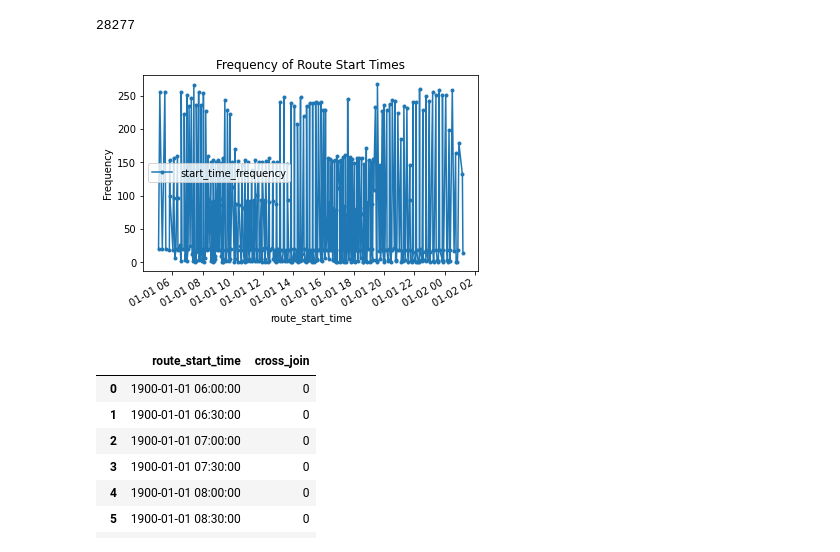
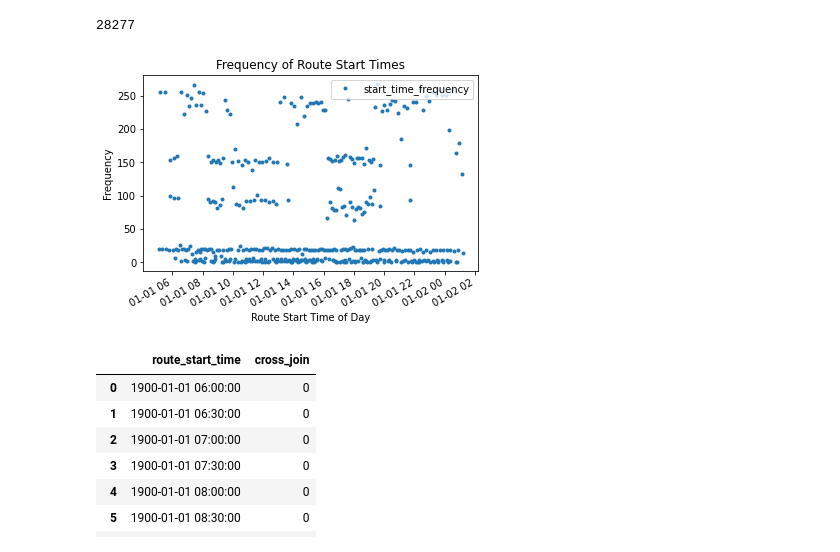
Before and after one commit to notAlex2/pgm-public-transit, a Jupyter notebook: Timeliness_Preprocessing.ipynb, the cells around one changed output. Drawn from its saved outputs; the diff is of its cells as text; code cells hidden in the pictures.

```diff
--- a/Timeliness_Preprocessing.ipynb
+++ b/Timeliness_Preprocessing.ipynb
@@ -364,9 +357,12 @@ weekdays_removed
 28277
 # %%
 group = df14.groupby('route_start_time', as_index=False).count().rename(columns={'service_date':'start_time_frequency'}).sort_values(by='route_start_time')
-group.plot(x='route_start_time', y='start_time_frequency', marker='.', title='Frequency of Route Start Times', ylabel='Frequency');
+group.plot(x='route_start_time', y='start_time_frequency', marker='.', linestyle='none', title='Frequency of Route Start Times', ylabel='Frequency')
+plt.xlabel('Route Start Time of Day')
+plt.legend(loc='upper right')
+plt.savefig('PGM-Project/media/frequency_route_01_inbound.png')
 # %% [output]
-[figure, old version]
+[figure, new version]
 # %%
 # Create bins
 bins_start_time = datetime.datetime(1900, 1, 1, 6, 0)
```
Also changed, not shown: parts of 8 cells of this notebook.
